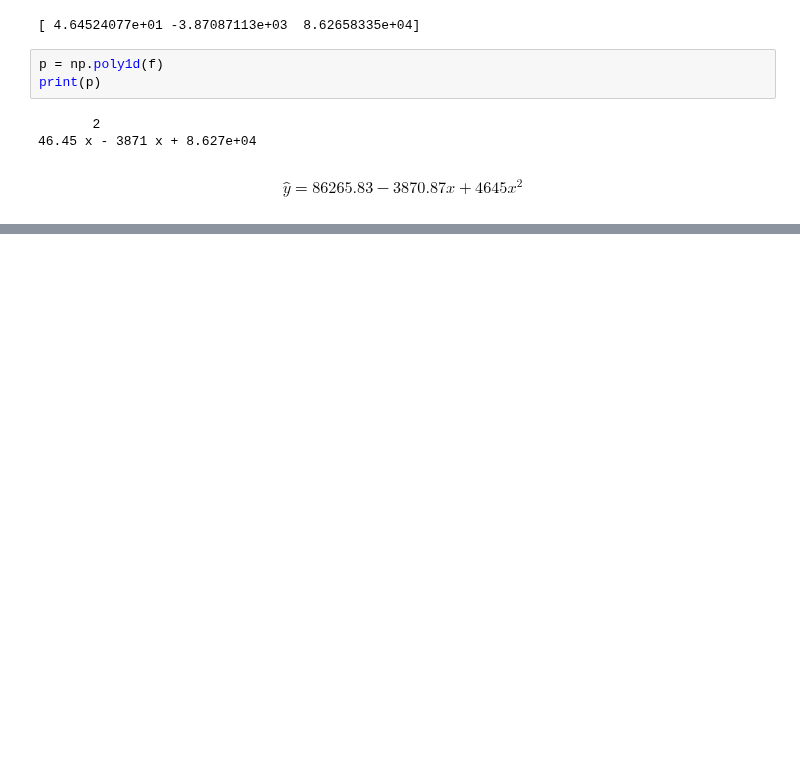
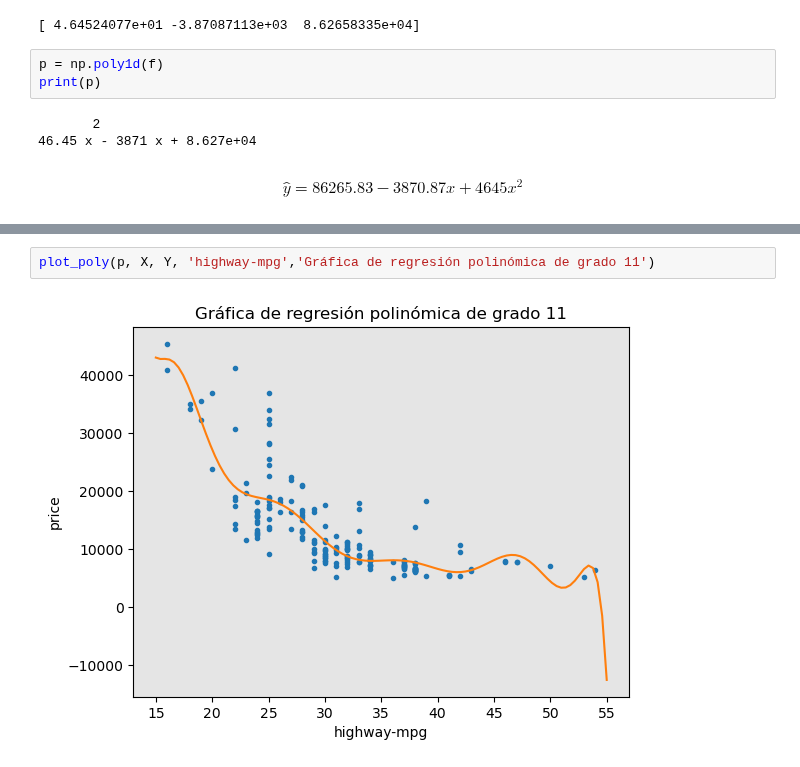
Before and after one commit to jgomezz/cpe_ciencia_datos_python, a Jupyter notebook: mod3_analitica_datos_python/semana_03_desarrollo_modelo.ipynb, the cells around one changed output, grey strips where cells are left out. Cells and saved outputs as stored; diff of their text form; blank space fills up the shorter version.

```diff
--- a/mod3_analitica_datos_python/semana_03_desarrollo_modelo.ipynb
+++ b/mod3_analitica_datos_python/semana_03_desarrollo_modelo.ipynb
@@ -302,0 +366,4 @@ $$ \hat{y} = 86265.83 -3870.87x + 4645x^2 $$
+# %%
+plot_poly(p, X, Y, 'highway-mpg','Gráfica de regresión polinómica de grado 11')
+# %% [output]
+[figure, added]
```
Also changed, not shown: parts of 9 cells of this notebook.
